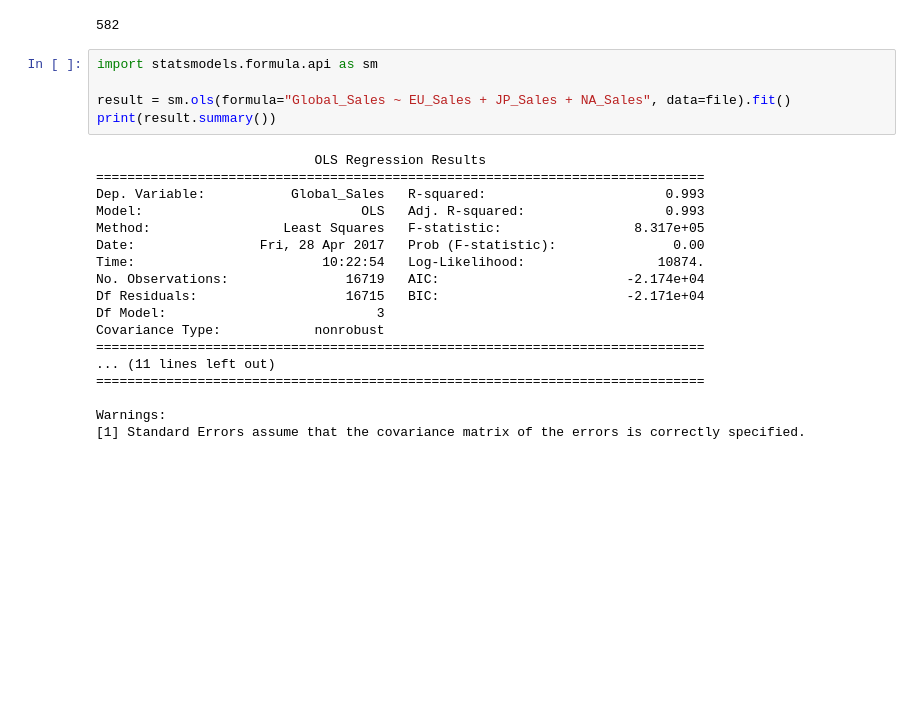
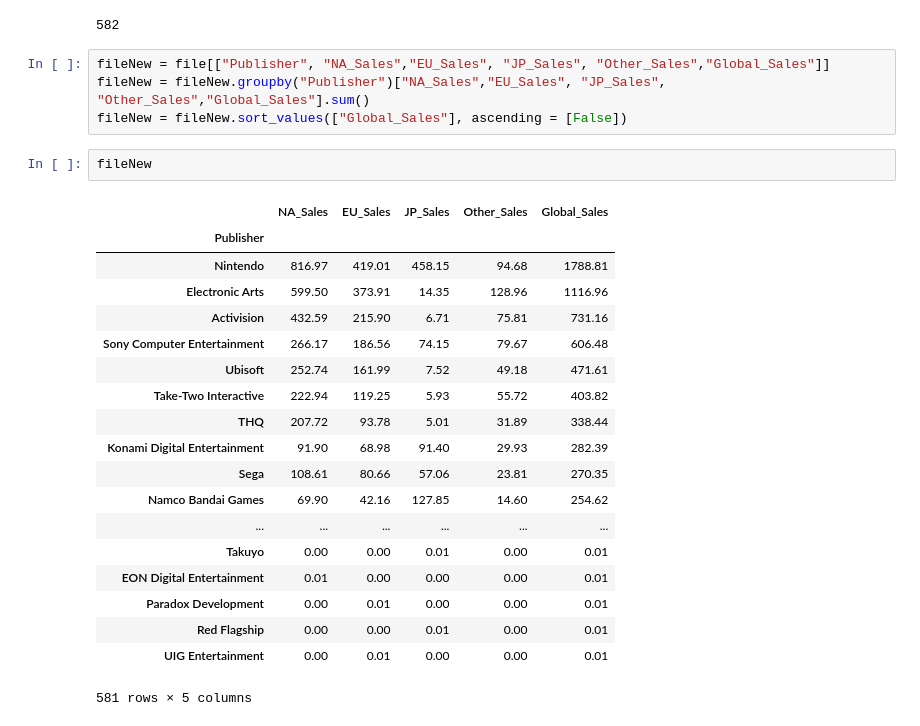
Before and after one commit to nikuya3/videogame-analytics, a Jupyter notebook: videogames.ipynb, the cells around one changed output. Drawn from its saved outputs; the diff is of its cells as text; blank space fills up the shorter version.

Commit message:
Finished delta question, working on publisher-sales

```diff
--- a/videogames.ipynb
+++ b/videogames.ipynb
@@ -213,26 +213,29 @@ file.head(15)
 len(file["Publisher"].unique())
 # %% [output]
 582
-# %%
-import statsmodels.formula.api as sm
-
-result = sm.ols(formula="Global_Sales ~ EU_Sales + JP_Sales + NA_Sales", data=file).fit()
-print(result.summary())
-# %% [output]
-                            OLS Regression Results
-==============================================================================
-Dep. Variable:           Global_Sales   R-squared:                       0.993
-Model:                            OLS   Adj. R-squared:                  0.993
-Method:                 Least Squares   F-statistic:                 8.317e+05
-Date:                Fri, 28 Apr 2017   Prob (F-statistic):               0.00
-Time:                        10:22:54   Log-Likelihood:                 10874.
-No. Observations:               16719   AIC:                        -2.174e+04
-Df Residuals:                   16715   BIC:                        -2.171e+04
-Df Model:                           3
-Covariance Type:            nonrobust
-==============================================================================
-... (11 lines left out)
-==============================================================================
-
-Warnings:
-[1] Standard Errors assume that the covariance matrix of the errors is correctly specified.
+# %%
+fileNew = file[["Publisher", "NA_Sales","EU_Sales", "JP_Sales", "Other_Sales","Global_Sales"]]
+fileNew = fileNew.groupby("Publisher")["NA_Sales","EU_Sales", "JP_Sales", "Other_Sales","Global_Sales"].sum()
+fileNew = fileNew.sort_values(["Global_Sales"], ascending = [False])
+# %%
+fileNew
+# %% [output]
+|  | NA_Sales | EU_Sales | JP_Sales | Other_Sales | Global_Sales |
+| Publisher |  |  |  |  |  |
+| Nintendo | 816.97 | 419.01 | 458.15 | 94.68 | 1788.81 |
+| Electronic Arts | 599.50 | 373.91 | 14.35 | 128.96 | 1116.96 |
+| Activision | 432.59 | 215.90 | 6.71 | 75.81 | 731.16 |
+| Sony Computer Entertainment | 266.17 | 186.56 | 74.15 | 79.67 | 606.48 |
+| Ubisoft | 252.74 | 161.99 | 7.52 | 49.18 | 471.61 |
+| Take-Two Interactive | 222.94 | 119.25 | 5.93 | 55.72 | 403.82 |
+| THQ | 207.72 | 93.78 | 5.01 | 31.89 | 338.44 |
+| Konami Digital Entertainment | 91.90 | 68.98 | 91.40 | 29.93 | 282.39 |
+| Sega | 108.61 | 80.66 | 57.06 | 23.81 | 270.35 |
+| Namco Bandai Games | 69.90 | 42.16 | 127.85 | 14.60 | 254.62 |
+| ... | ... | ... | ... | ... | ... |
+| Takuyo | 0.00 | 0.00 | 0.01 | 0.00 | 0.01 |
+| EON Digital Entertainment | 0.01 | 0.00 | 0.00 | 0.00 | 0.01 |
+| Paradox Development | 0.00 | 0.01 | 0.00 | 0.00 | 0.01 |
+| Red Flagship | 0.00 | 0.00 | 0.01 | 0.00 | 0.01 |
+| UIG Entertainment | 0.00 | 0.01 | 0.00 | 0.00 | 0.01 |
+581 rows × 5 columns
```
